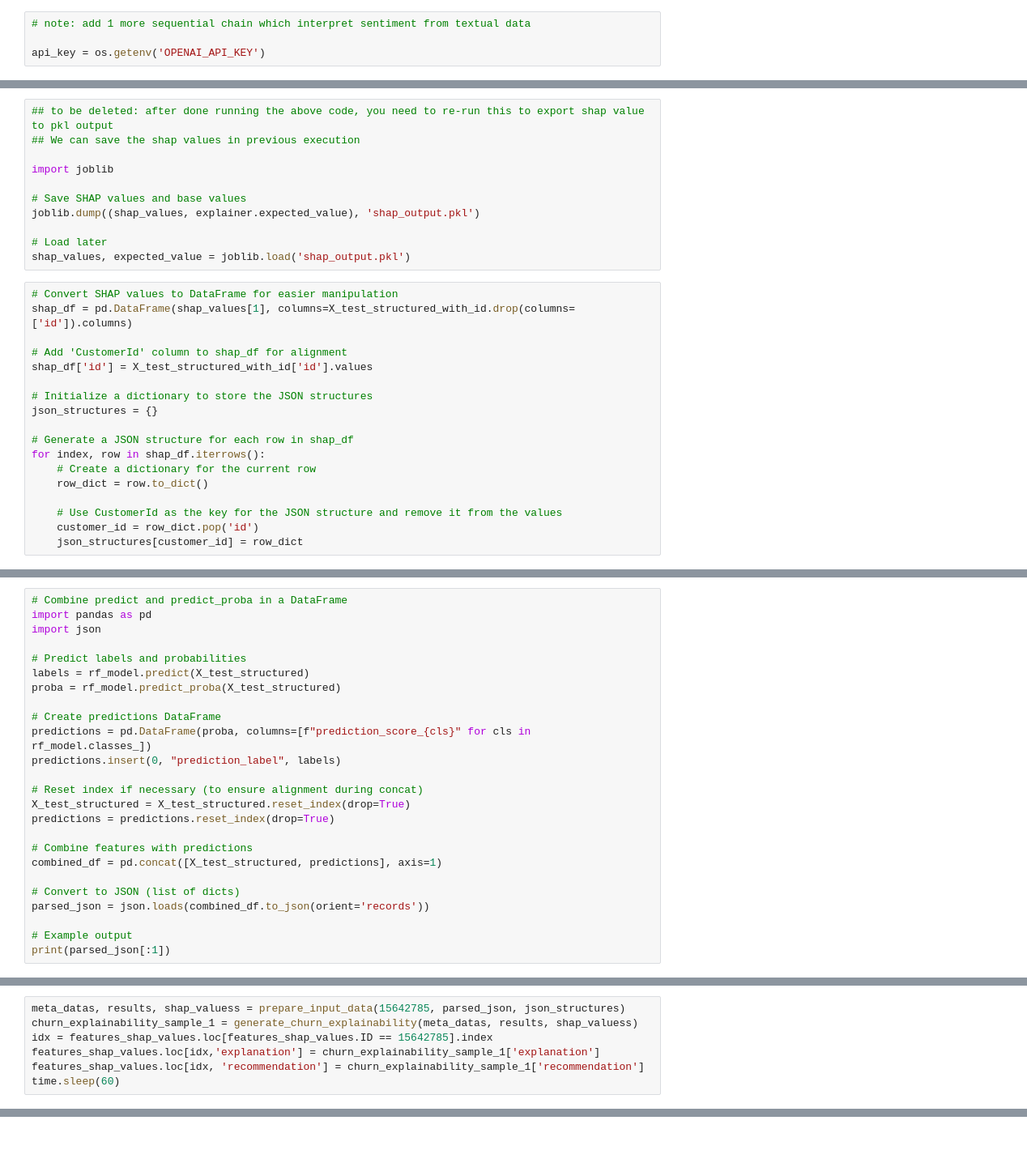
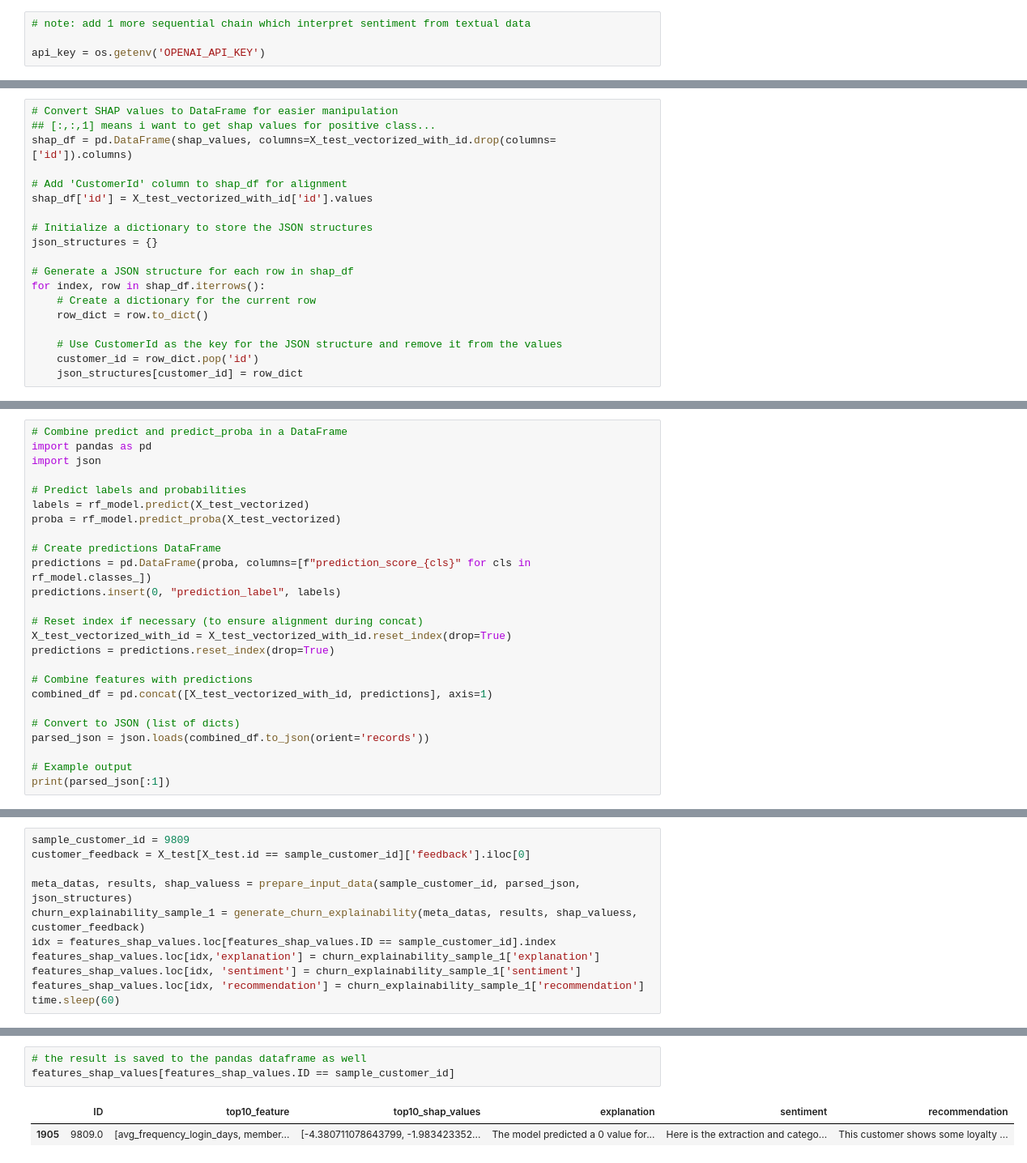
Before and after one commit to tan-yong-sheng/FYP-enhancing-churn-prediction-with-slm-and-llm, a Jupyter notebook: notebook/text-representation/01_hybrid_model_with_llm_embedding.ipynb, the cells around one changed output, grey strips where cells are left out. Shown at 81% size. Cells and saved outputs as stored; diff of their text form; blank space fills up the shorter version.

```diff
--- a/notebook/text-representation/01_hybrid_model_with_llm_embedding.ipynb
+++ b/notebook/text-representation/01_hybrid_model_with_llm_embedding.ipynb
@@ -1796,20 +1752,10 @@ else:
-# %%
-## to be deleted: after done running the above code, you need to re-run this to export shap value to pkl output
-## We can save the shap values in previous execution
-
-import joblib
-
-# Save SHAP values and base values
-joblib.dump((shap_values, explainer.expected_value), 'shap_output.pkl')
-
-# Load later
-shap_values, expected_value = joblib.load('shap_output.pkl')
 # %%
 # Convert SHAP values to DataFrame for easier manipulation
-shap_df = pd.DataFrame(shap_values[1], columns=X_test_structured_with_id.drop(columns=['id']).columns)
+## [:,:,1] means i want to get shap values for positive class...
+shap_df = pd.DataFrame(shap_values, columns=X_test_vectorized_with_id.drop(columns=['id']).columns)
 
 # Add 'CustomerId' column to shap_df for alignment
-shap_df['id'] = X_test_structured_with_id['id'].values
+shap_df['id'] = X_test_vectorized_with_id['id'].values
 
 # Initialize a dictionary to store the JSON structures
 json_structures = {}
@@ -1858,19 +1803,19 @@ import pandas as pd
 import json
 
 # Predict labels and probabilities
-labels = rf_model.predict(X_test_structured)
-proba = rf_model.predict_proba(X_test_structured)
+labels = rf_model.predict(X_test_vectorized)
+proba = rf_model.predict_proba(X_test_vectorized)
 
 # Create predictions DataFrame
 predictions = pd.DataFrame(proba, columns=[f"prediction_score_{cls}" for cls in rf_model.classes_])
 predictions.insert(0, "prediction_label", labels)
 
 # Reset index if necessary (to ensure alignment during concat)
-X_test_structured = X_test_structured.reset_index(drop=True)
+X_test_vectorized_with_id = X_test_vectorized_with_id.reset_index(drop=True)
 predictions = predictions.reset_index(drop=True)
 
 # Combine features with predictions
-combined_df = pd.concat([X_test_structured, predictions], axis=1)
+combined_df = pd.concat([X_test_vectorized_with_id, predictions], axis=1)
 
 # Convert to JSON (list of dicts)
 parsed_json = json.loads(combined_df.to_json(orient='records'))
@@ -1989,7 +1958,11 @@ def generate_churn_explainability(meta_data, result, shap_values):
 # %%
-meta_datas, results, shap_valuess = prepare_input_data(15642785, parsed_json, json_structures)
-churn_explainability_sample_1 = generate_churn_explainability(meta_datas, results, shap_valuess)
-idx = features_shap_values.loc[features_shap_values.ID == 15642785].index
+sample_customer_id = 9809
+customer_feedback = X_test[X_test.id == sample_customer_id]['feedback'].iloc[0]
+
+meta_datas, results, shap_valuess = prepare_input_data(sample_customer_id, parsed_json, json_structures)
+churn_explainability_sample_1 = generate_churn_explainability(meta_datas, results, shap_valuess, customer_feedback)
+idx = features_shap_values.loc[features_shap_values.ID == sample_customer_id].index
 features_shap_values.loc[idx,'explanation'] = churn_explainability_sample_1['explanation']
+features_shap_values.loc[idx, 'sentiment'] = churn_explainability_sample_1['sentiment']
 features_shap_values.loc[idx, 'recommendation'] = churn_explainability_sample_1['recommendation']
 time.sleep(60)
@@ -1995,0 +2099,6 @@ time.sleep(60)
+# %%
+# the result is saved to the pandas dataframe as well
+features_shap_values[features_shap_values.ID == sample_customer_id]
+# %% [output]
+|  | ID | top10_feature | top10_shap_values | explanation | sentiment | recommendation |
+| 1905 | 9809.0 | [avg_frequency_login_days, member... | [-4.380711078643799, -1.983423352... | The model predicted a 0 value for... | Here is the extraction and catego... | This customer shows some loyalty ... |
```
Also changed, not shown: parts of 36 cells of this notebook, 9 other files.
